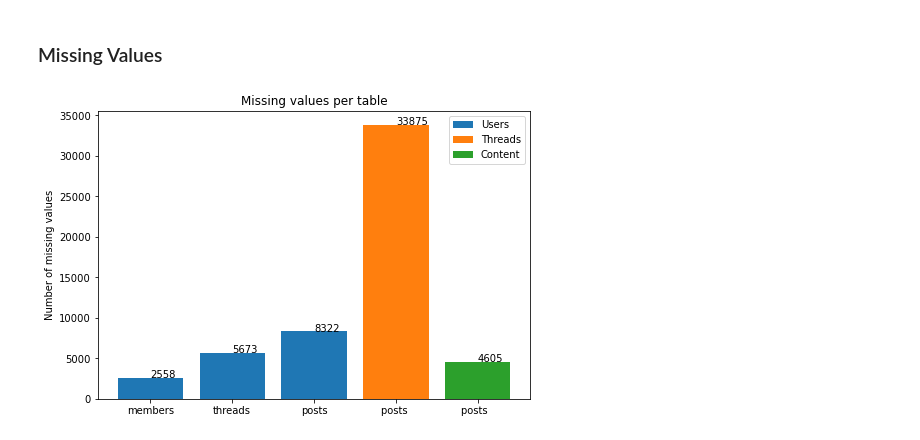
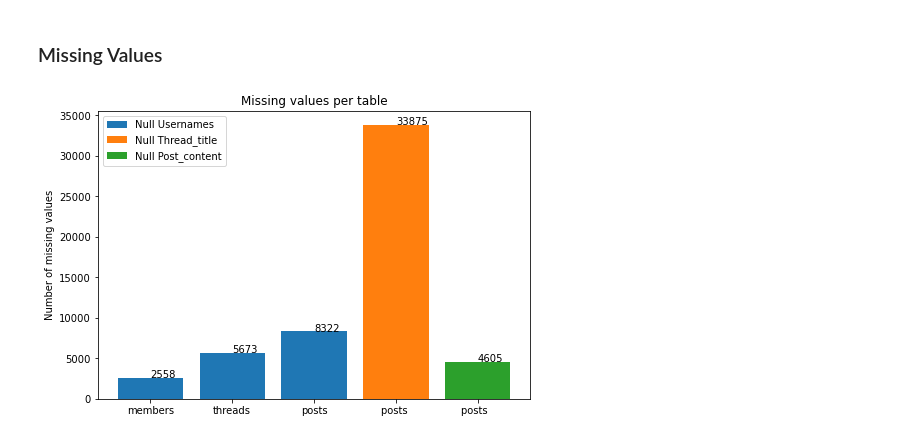
Before and after one commit to fmorenovr/crimepy, a Jupyter notebook: notebooks/3_DB_Statistics.ipynb, the cells around one changed output. Saved outputs shown, nothing was run; the diff lists cells and outputs as text; code cells hidden in the pictures.

```diff
--- a/notebooks/3_DB_Statistics.ipynb
+++ b/notebooks/3_DB_Statistics.ipynb
@@ -901,26 +903,26 @@ ax = post_threads_board_df_[:100].plot(kind="bar", figsize=(16,8), title=f"Núme
 # %%
 import matplotlib.pyplot as plt
 
 legends_ = ["members", "threads", "posts"]
 values_ = [len(none_members), len(none_threads), len(none_posts)]
 
 fig = plt.figure()
 ax = fig.add_axes([0,0,1,1])
-ax.bar(legends_,values_, label='Users')
+ax.bar(legends_,values_, label='Null Usernames')
 for x,y,p in zip(legends_, values_, values_):
   plt.text(x, y, p)
 
-ax.bar(["posts "], [len(posts_threads_df[posts_threads_df["thread_title"].isna()])], label='Threads')
+ax.bar(["posts "], [len(posts_threads_df[posts_threads_df["thread_title"].isna()])], label='Null Thread_title')
 for x,y,p in zip(["posts "], [len(posts_threads_df[posts_threads_df["thread_title"].isna()])], [len(posts_threads_df[posts_threads_df["thread_title"].isna()])]):
   plt.text(x, y, p)
 
-ax.bar(["posts  "], [len(posts_threads_df[posts_threads_df["content"].isna()])], label='Content')
+ax.bar(["posts  "], [len(posts_threads_df[posts_threads_df["content"].isna()])], label='Null Post_content')
 for x,y,p in zip(["posts  "], [len(posts_threads_df[posts_threads_df["content"].isna()])], [len(posts_threads_df[posts_threads_df["content"].isna()])]):
   plt.text(x, y, p)
 
 ax.legend()
 ax.set_title("Missing values per table")
 ax.set_ylabel("Number of missing values")
 plt.show()
 # %% [output]
-[figure, old version]
+[figure, new version]
```
Also changed, not shown: parts of 1 cell of this notebook, 2 other files.
